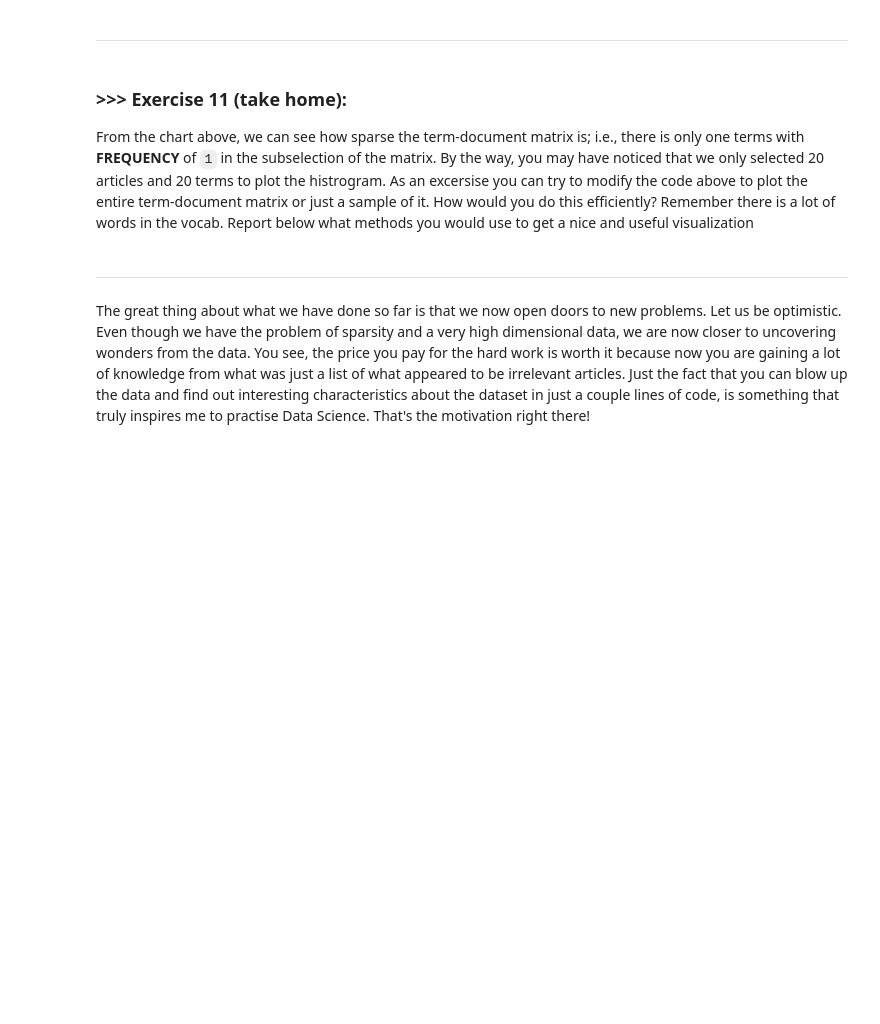
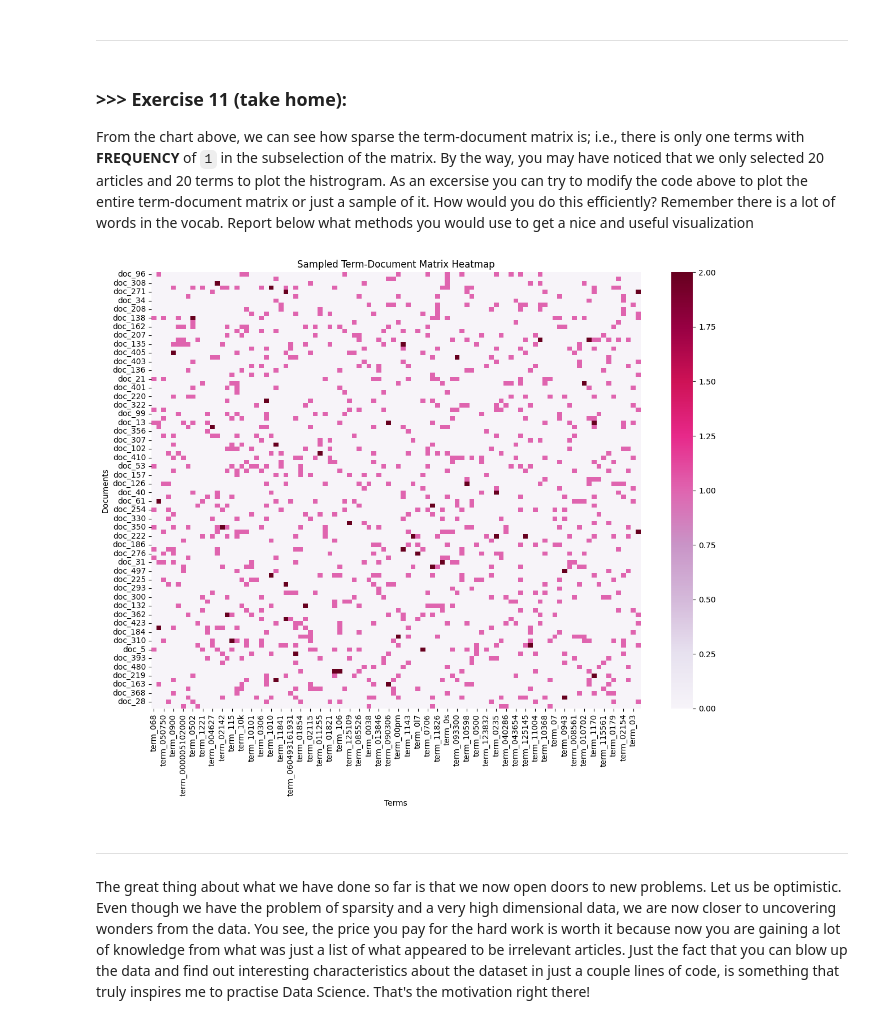
Before and after one commit to VictorSwankyTiger/DM2024-Lab1-Master, a Jupyter notebook: DM2024-Lab1-Master.ipynb, the cells around one changed output. Cells and saved outputs as stored; diff of their text form; code cells hidden in the pictures; blank space fills up the shorter version.

```diff
--- a/DM2024-Lab1-Master.ipynb
+++ b/DM2024-Lab1-Master.ipynb
@@ -1019,3 +1108,24 @@ From the chart above, we can see how sparse the term-document matrix is; i.e., t
+# %%
+# Answer here
+term_document_matrix = np.random.poisson(0.1, (500, 500))  # Example sparse matrix
+
+# Step 1: Convert to DataFrame for better handling
+df_tdm = pd.DataFrame(term_document_matrix, columns=["term_"+str(i) for i in count_vect.get_feature_names_out()[0:500]], index=["doc_"+ str(i) for i in list(X.index)[0:500]])
+
+# Step 2: Optionally sample part of the large matrix for clarity
+# Sample 100 documents and 100 terms randomly for visualization
+df_sampled = df_tdm.sample(n=100, axis=0).sample(n=100, axis=1)
+
+# Step 3: Plot heatmap for sampled data
+plt.figure(figsize=(12, 10))
+sns.heatmap(df_sampled, cmap="PuRd", vmin=0, vmax=df_sampled.values.max(), annot=False, cbar=True)
+plt.title("Sampled Term-Document Matrix Heatmap")
+plt.xlabel("Terms")
+plt.ylabel("Documents")
+plt.tight_layout()
+plt.show()
+# %% [output]
+[figure, added]
 # %% [markdown]
 ---
 # %% [markdown]
```
Also changed, not shown: parts of 62 cells of this notebook.
